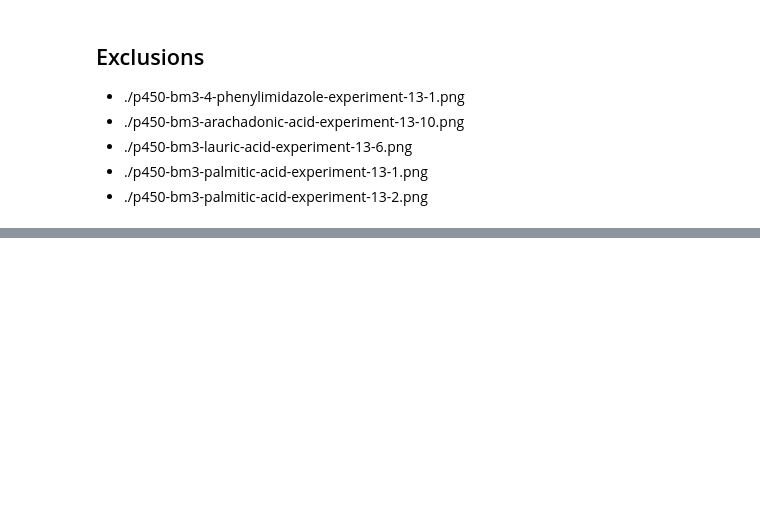
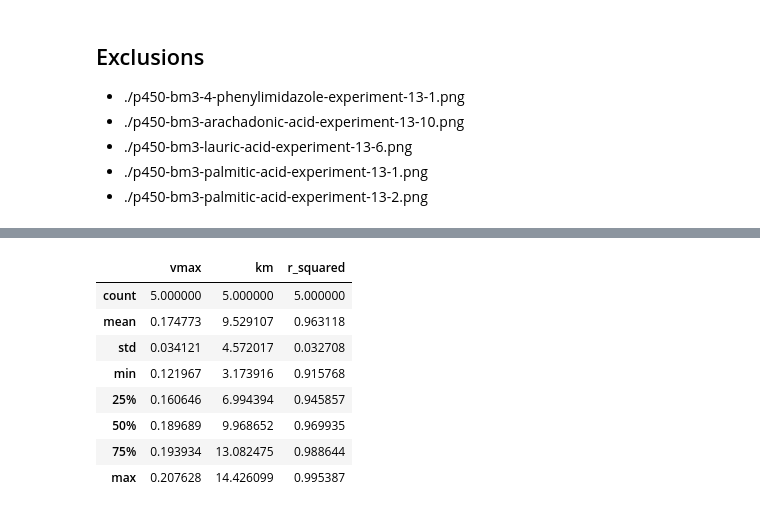
Before and after one commit to jamesengleback/plase_assay_development, a Jupyter notebook: nb/all-titrations.ipynb, the cells around one changed output, grey strips where cells are left out. Cells and saved outputs as stored; diff of their text form; code cells hidden in the pictures; blank space fills up the shorter version.

```diff
--- a/nb/all-titrations.ipynb
+++ b/nb/all-titrations.ipynb
@@ -432,0 +464,14 @@ print(bulk_summary.round(2).to_markdown(index=False))
+# %%
+metrics_pa = metrics.loc[metrics['experiment_number'] != '13', :]
+metrics_pa = metrics_pa.loc[metrics_pa['ligand'] == 'Palmitic Acid', :]
+metrics_pa.describe()
+# %% [output]
+|  | vmax | km | r_squared |
+| count | 5.000000 | 5.000000 | 5.000000 |
+| mean | 0.174773 | 9.529107 | 0.963118 |
+| std | 0.034121 | 4.572017 | 0.032708 |
+| min | 0.121967 | 3.173916 | 0.915768 |
+| 25% | 0.160646 | 6.994394 | 0.945857 |
+| 50% | 0.189689 | 9.968652 | 0.969935 |
+| 75% | 0.193934 | 13.082475 | 0.988644 |
+| max | 0.207628 | 14.426099 | 0.995387 |
```
Also changed, not shown: parts of 7 cells of this notebook, 54 other files.
